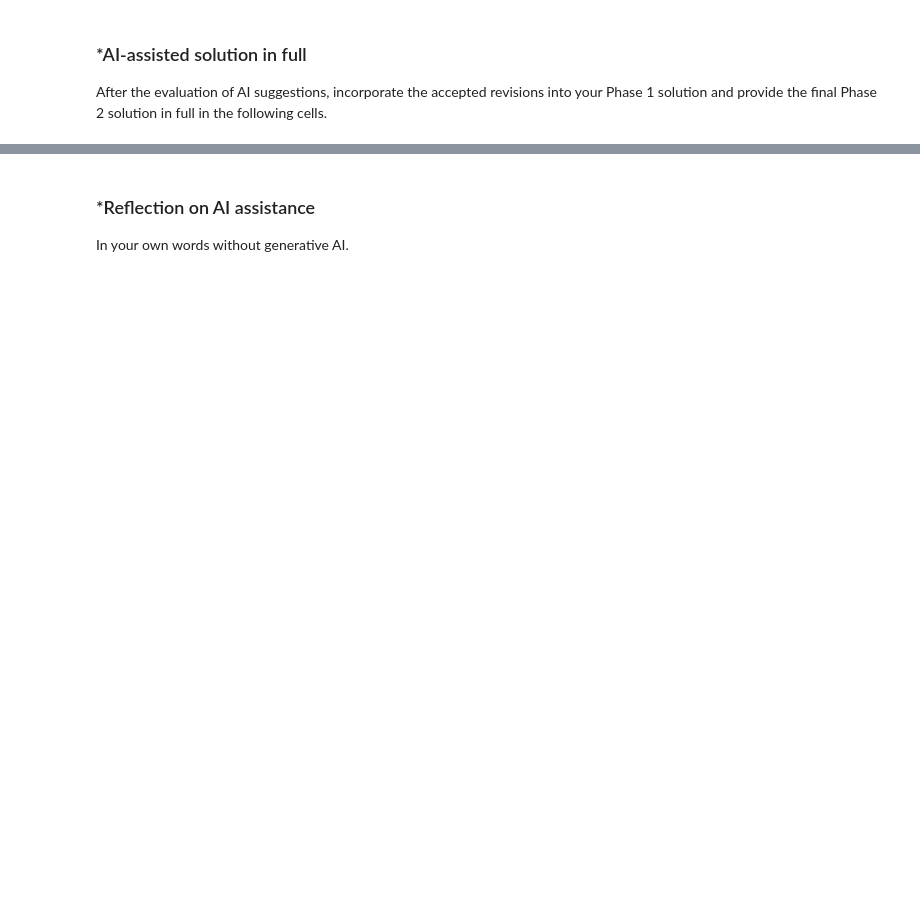
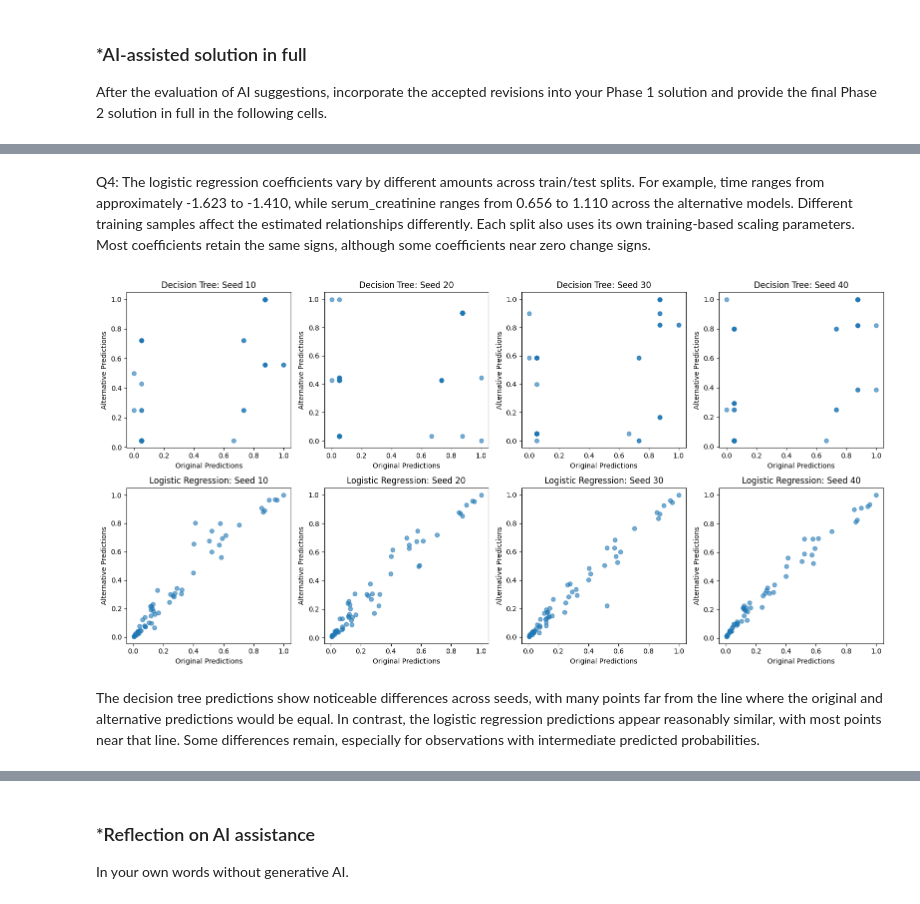
Before and after one commit to jiaxian-wang/L03-tree-stability, a Jupyter notebook: notebook.ipynb, the cells around one changed output, grey strips where cells are left out. Cells and saved outputs as stored; diff of their text form; code cells hidden in the pictures; blank space fills up the shorter version.

Commit message:
Phase 2 completed

```diff
--- a/notebook.ipynb
+++ b/notebook.ipynb
@@ -337,0 +342,16 @@ After the evaluation of AI suggestions, incorporate the accepted revisions into
+# %%
+# Your Phase 2 solution to the problem goes here.
+#Q1
+import pandas as pd
+heart_failure = pd.read_csv("heart_failure_clinical_records_dataset.csv")
+display(heart_failure.head())
+print(heart_failure.shape)
+heart_failure.info()
+print(heart_failure.isna().sum())
+print(heart_failure.duplicated().sum())
+display(heart_failure.describe())
+binary_cols = [
+    "anaemia", "diabetes", "high_blood_pressure",
+    "sex", "smoking", "DEATH_EVENT"
+]
+print(heart_failure[binary_cols].isin([0, 1]).all())
@@ -337,0 +578,21 @@ After the evaluation of AI suggestions, incorporate the accepted revisions into
+# %% [markdown]
+Q4:
+The logistic regression coefficients vary by different amounts across train/test splits. For example, time ranges from approximately -1.623 to -1.410, while serum_creatinine ranges from 0.656 to 1.110 across the alternative models. Different training samples affect the estimated relationships differently. Each split also uses its own training-based scaling parameters. Most coefficients retain the same signs, although some coefficients near zero change signs.
+# %%
+#Q4a
+fig, axes = plt.subplots(2, 4, figsize=(16, 8))
+for i, s in enumerate(seeds):
+    axes[0, i].scatter(tree_pred, tree_preds[s], alpha=0.6)
+    axes[0, i].set_title(f"Decision Tree: Seed {s}")
+    axes[0, i].set_xlabel("Original Predictions")
+    axes[0, i].set_ylabel("Alternative Predictions")
+    axes[1, i].scatter(linear_pred, linear_preds[s], alpha=0.6)
+    axes[1, i].set_title(f"Logistic Regression: Seed {s}")
+    axes[1, i].set_xlabel("Original Predictions")
+    axes[1, i].set_ylabel("Alternative Predictions")
+plt.tight_layout()
+plt.show()
+# %% [output]
+[figure, added]
+# %% [markdown]
+The decision tree predictions show noticeable differences across seeds, with many points far from the line where the original and alternative predictions would be equal. In contrast, the logistic regression predictions appear reasonably similar, with most points near that line. Some differences remain, especially for observations with intermediate predicted probabilities.
```
Also changed, not shown: parts of 23 cells of this notebook.
